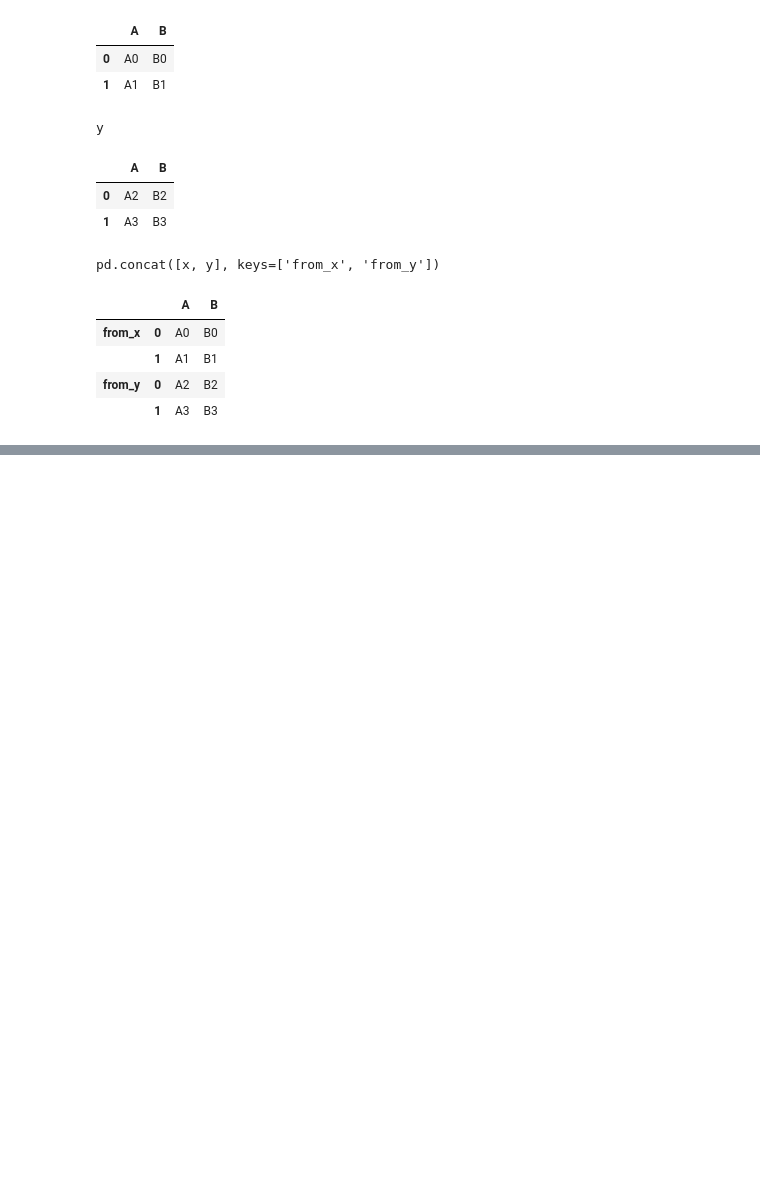
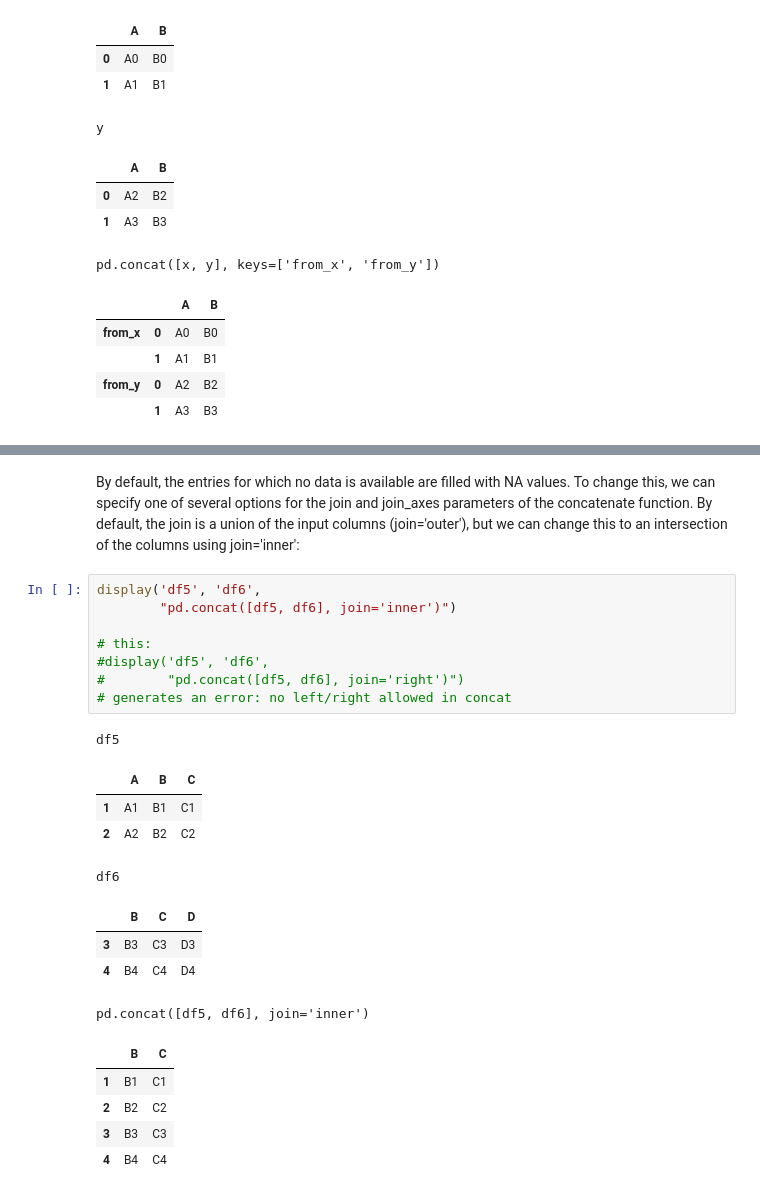
Before and after one commit to franzoni/ML-A-Z-Hands-On-Python-R, a Jupyter notebook: Machine_Learning_A-Z_Template_Folder/Part_4_-_Clustering/Section_2xx_-_Part_PLAYplay/pandas_concat_append.ipynb, the cells around one changed output, grey strips where cells are left out. Cells and saved outputs as stored; diff of their text form; blank space fills up the shorter version.

```diff
--- a/Machine_Learning_A-Z_Template_Folder/Part_4_-_Clustering/Section_2xx_-_Part_PLAYplay/pandas_concat_append.ipynb
+++ b/Machine_Learning_A-Z_Template_Folder/Part_4_-_Clustering/Section_2xx_-_Part_PLAYplay/pandas_concat_append.ipynb
@@ -239,0 +268,25 @@ pd.concat([x, y], keys=['from_x', 'from_y'])
+# %% [markdown]
+By default, the entries for which no data is available are filled with NA values. To change this, we can specify one of several options for the join and join_axes parameters of the concatenate function. By default, the join is a union of the input columns (join='outer'), but we can change this to an intersection of the columns using join='inner':
+# %%
+display('df5', 'df6',
+        "pd.concat([df5, df6], join='inner')")
+
+# this:
+#display('df5', 'df6',
+#        "pd.concat([df5, df6], join='right')")
+# generates an error: no left/right allowed in concat
+# %% [output]
+df5
+|  | A | B | C |
+| 1 | A1 | B1 | C1 |
+| 2 | A2 | B2 | C2 |
+df6
+|  | B | C | D |
+| 3 | B3 | C3 | D3 |
+| 4 | B4 | C4 | D4 |
+pd.concat([df5, df6], join='inner')
+|  | B | C |
+| 1 | B1 | C1 |
+| 2 | B2 | C2 |
+| 3 | B3 | C3 |
+| 4 | B4 | C4 |
```
Also changed, not shown: parts of 6 cells of this notebook.
